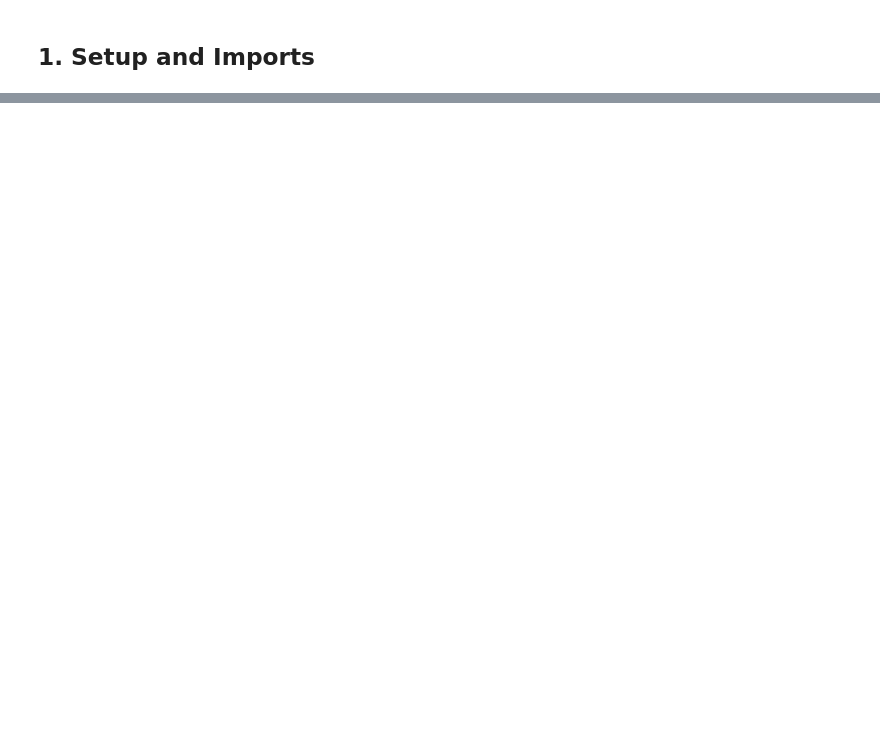
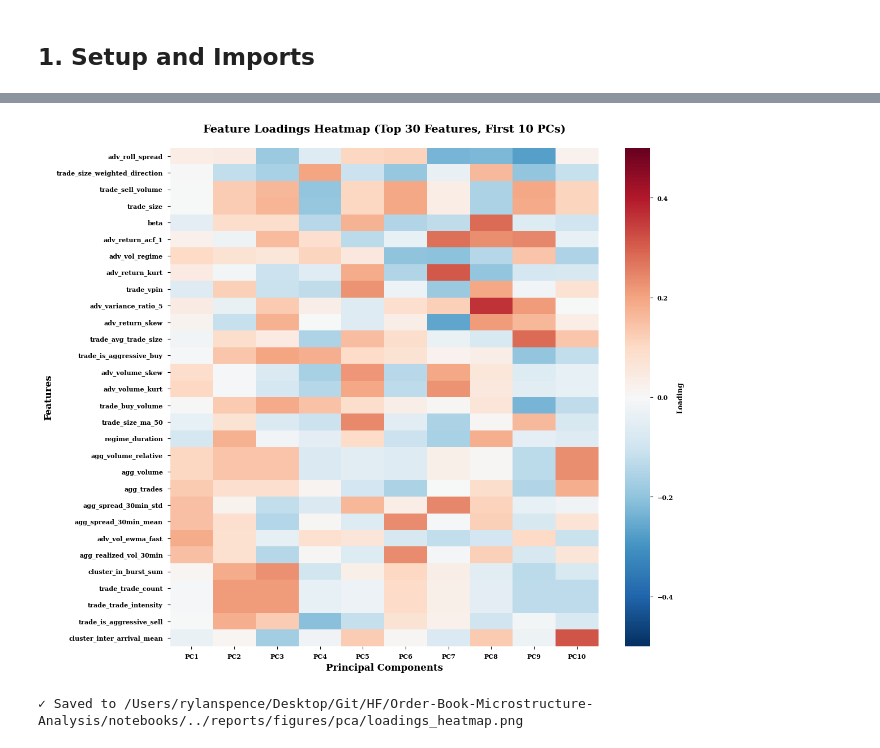
Before and after one commit to rspence821505/Order-Book-Microstructure-Analysis, a Jupyter notebook: notebooks/25_dimensionality_reduction.ipynb, the cells around one changed output, grey strips where cells are left out. Cells and saved outputs as stored; diff of their text form; code cells hidden in the pictures; blank space fills up the shorter version.

```diff
--- a/notebooks/25_dimensionality_reduction.ipynb
+++ b/notebooks/25_dimensionality_reduction.ipynb
@@ -1027,0 +553,13 @@ TOP 3 PRINCIPAL COMPONENTS INTERPRETATION
+# %%
+# Get component loadings
+loadings = pca_final.components_.T  # Shape: (n_features, n_components)
+
+loadings_df = pd.DataFrame(
+    loadings,
+    columns=[f"PC{i+1}" for i in range(n_components_selected)],
+    index=microstructure_features,
+)
+
+print(f"Loadings shape: {loadings_df.shape}")
+print("\nFirst 10 features, first 5 PCs:")
+print(loadings_df.iloc[:10, :5].to_string())
@@ -1027,0 +626,37 @@ TOP 3 PRINCIPAL COMPONENTS INTERPRETATION
+# %%
+# Visualize loadings heatmap
+n_pcs_plot = min(10, n_components_selected)
+n_features_plot = 30
+
+# Select top features with highest variance across first 10 PCs
+feature_variance = (
+    loadings_df.iloc[:, :n_pcs_plot].abs().sum(axis=1).sort_values(ascending=False)
+)
+top_features_idx = feature_variance.head(n_features_plot).index
+
+plt.figure(figsize=(12, 10))
+sns.heatmap(
+    loadings_df.loc[top_features_idx, [f"PC{i+1}" for i in range(n_pcs_plot)]],
+    cmap="RdBu_r",
+    center=0,
+    cbar_kws={"label": "Loading"},
+    yticklabels=True,
+    vmin=-0.5,
+    vmax=0.5,
+)
+plt.title(
+    f"Feature Loadings Heatmap (Top {n_features_plot} Features, First {n_pcs_plot} PCs)",
+    fontsize=14,
+    fontweight="bold",
+    pad=20,
+)
+plt.xlabel("Principal Components", fontsize=12)
+plt.ylabel("Features", fontsize=12)
+plt.tight_layout()
+plt.savefig(FIGURES_DIR / "pca/loadings_heatmap.png", dpi=300, bbox_inches="tight")
+plt.show()
+
+print(f"\n✓ Saved to {FIGURES_DIR / 'pca/loadings_heatmap.png'}")
+# %% [output]
+[figure, added]
+✓ Saved to /Users/rylanspence/Desktop/Git/HF/Order-Book-Microstructure-Analysis/notebooks/../reports/figures/pca/loadings_heatmap.png
```
Also changed, not shown: parts of 83 cells of this notebook, 23 other files.
